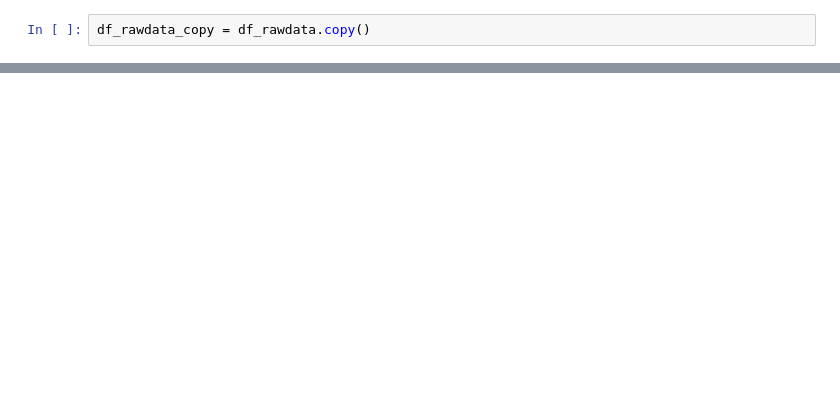
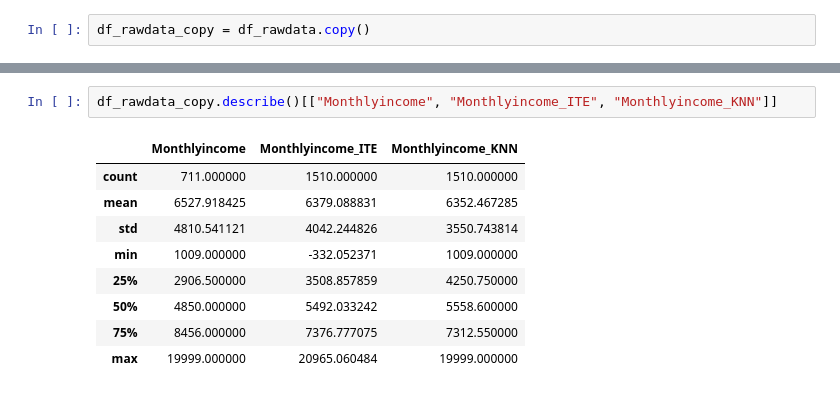
Before and after one commit to Adalab/proyecto-da-promo-F-modulo-3-team-6, a Jupyter notebook: 2_raw_data_base_columns.ipynb, the cells around one changed output, grey strips where cells are left out. Cells and saved outputs as stored; diff of their text form; blank space fills up the shorter version.

```diff
--- a/2_raw_data_base_columns.ipynb
+++ b/2_raw_data_base_columns.ipynb
@@ -278,0 +351,12 @@ dtype: int64 nulos
+# %%
+df_rawdata_copy.describe()[["Monthlyincome", "Monthlyincome_ITE", "Monthlyincome_KNN"]]
+# %% [output]
+|  | Monthlyincome | Monthlyincome_ITE | Monthlyincome_KNN |
+| count | 711.000000 | 1510.000000 | 1510.000000 |
+| mean | 6527.918425 | 6379.088831 | 6352.467285 |
+| std | 4810.541121 | 4042.244826 | 3550.743814 |
+| min | 1009.000000 | -332.052371 | 1009.000000 |
+| 25% | 2906.500000 | 3508.857859 | 4250.750000 |
+| 50% | 4850.000000 | 5492.033242 | 5558.600000 |
+| 75% | 8456.000000 | 7376.777075 | 7312.550000 |
+| max | 19999.000000 | 20965.060484 | 19999.000000 |
```
Also changed, not shown: parts of 19 cells of this notebook.
